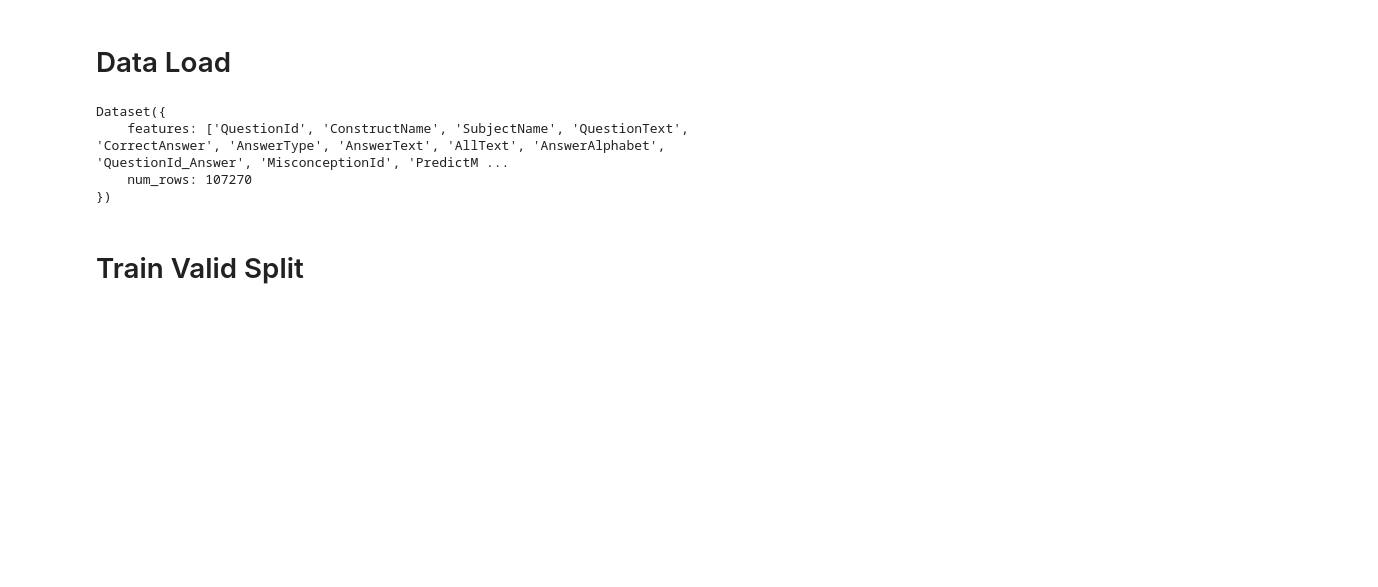
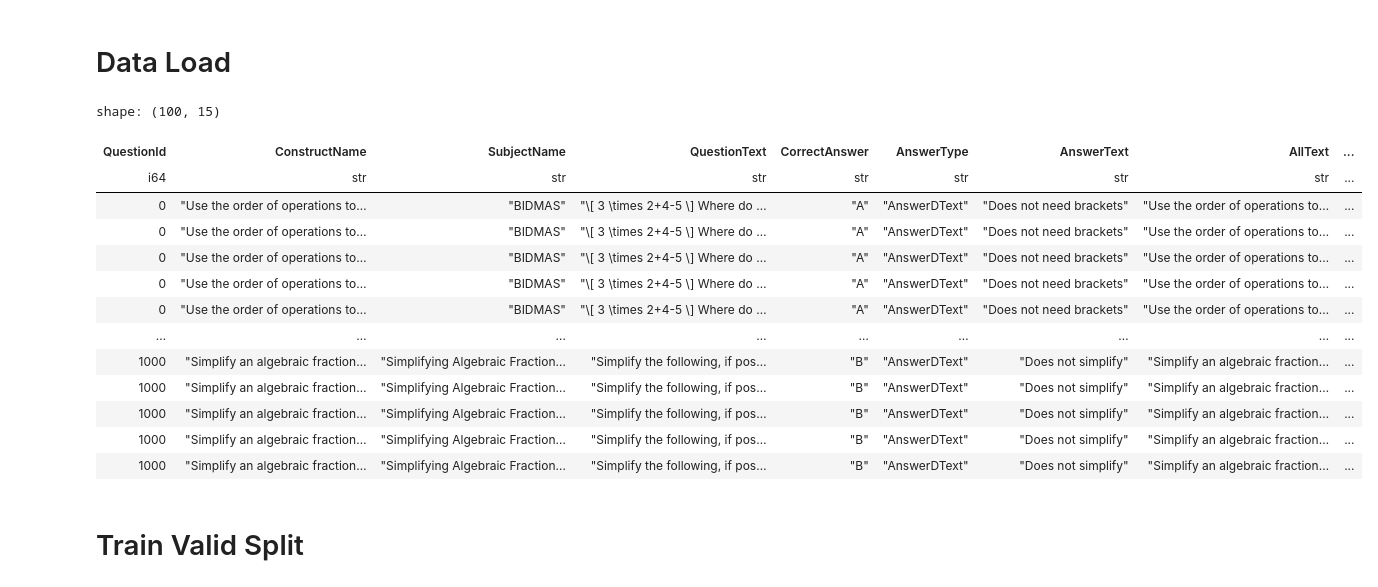
Before and after one commit to sinchir0/eedi-mining-misconceptions-in-mathematics, a Jupyter notebook: exp/retriever/e010-ret.ipynb, the cells around one changed output. Cells and saved outputs as stored; diff of their text form; code cells hidden in the pictures; blank space fills up the shorter version.

```diff
--- a/exp/retriever/e010-ret.ipynb
+++ b/exp/retriever/e010-ret.ipynb
@@ -132,13 +132,23 @@ train = (
         num_proc=NUM_PROC,
     )
 )
-# %%
-train
-# %% [output]
-Dataset({
-    features: ['QuestionId', 'ConstructName', 'SubjectName', 'QuestionText', 'CorrectAnswer', 'AnswerType', 'AnswerText', 'AllText', 'AnswerAlphabet', 'QuestionId_Answer', 'MisconceptionId', 'PredictM ...
-    num_rows: 107270
-})
+# %%
+train.select(range(100)).to_polars()
+# %% [output]
+shape: (100, 15)
+| QuestionId | ConstructName | SubjectName | QuestionText | CorrectAnswer | AnswerType | AnswerText | AllText | ... |
+| i64 | str | str | str | str | str | str | str | ... |
+| 0 | "Use the order of operations to… | "BIDMAS" | "\[ 3 \times 2+4-5 \] Where do … | "A" | "AnswerDText" | "Does not need brackets" | "Use the order of operations to… | ... |
+| 0 | "Use the order of operations to… | "BIDMAS" | "\[ 3 \times 2+4-5 \] Where do … | "A" | "AnswerDText" | "Does not need brackets" | "Use the order of operations to… | ... |
+| 0 | "Use the order of operations to… | "BIDMAS" | "\[ 3 \times 2+4-5 \] Where do … | "A" | "AnswerDText" | "Does not need brackets" | "Use the order of operations to… | ... |
+| 0 | "Use the order of operations to… | "BIDMAS" | "\[ 3 \times 2+4-5 \] Where do … | "A" | "AnswerDText" | "Does not need brackets" | "Use the order of operations to… | ... |
+| 0 | "Use the order of operations to… | "BIDMAS" | "\[ 3 \times 2+4-5 \] Where do … | "A" | "AnswerDText" | "Does not need brackets" | "Use the order of operations to… | ... |
+| … | … | … | … | … | … | … | … | ... |
+| 1000 | "Simplify an algebraic fraction… | "Simplifying Algebraic Fraction… | "Simplify the following, if pos… | "B" | "AnswerDText" | "Does not simplify" | "Simplify an algebraic fraction… | ... |
+| 1000 | "Simplify an algebraic fraction… | "Simplifying Algebraic Fraction… | "Simplify the following, if pos… | "B" | "AnswerDText" | "Does not simplify" | "Simplify an algebraic fraction… | ... |
+| 1000 | "Simplify an algebraic fraction… | "Simplifying Algebraic Fraction… | "Simplify the following, if pos… | "B" | "AnswerDText" | "Does not simplify" | "Simplify an algebraic fraction… | ... |
+| 1000 | "Simplify an algebraic fraction… | "Simplifying Algebraic Fraction… | "Simplify the following, if pos… | "B" | "AnswerDText" | "Does not simplify" | "Simplify an algebraic fraction… | ... |
+| 1000 | "Simplify an algebraic fraction… | "Simplifying Algebraic Fraction… | "Simplify the following, if pos… | "B" | "AnswerDText" | "Does not simplify" | "Simplify an algebraic fraction… | ... |
 # %%
 # # 同じMisconceptionNameのpositiveの例を25個→5個に減らす
 # train = Dataset.from_pandas(
```
Also changed, not shown: parts of 4 cells of this notebook, 8 other files.
